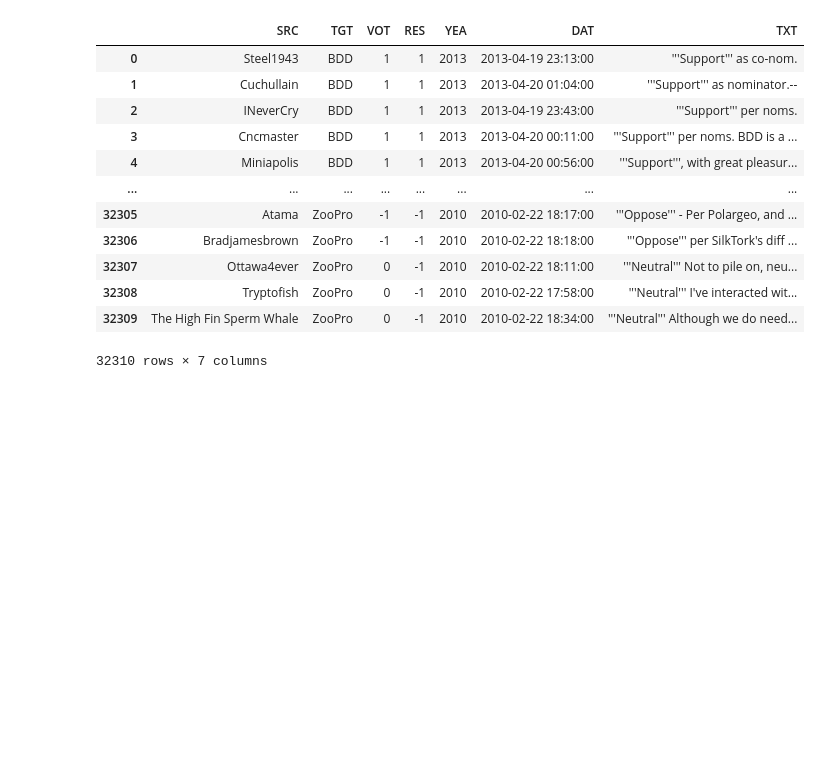
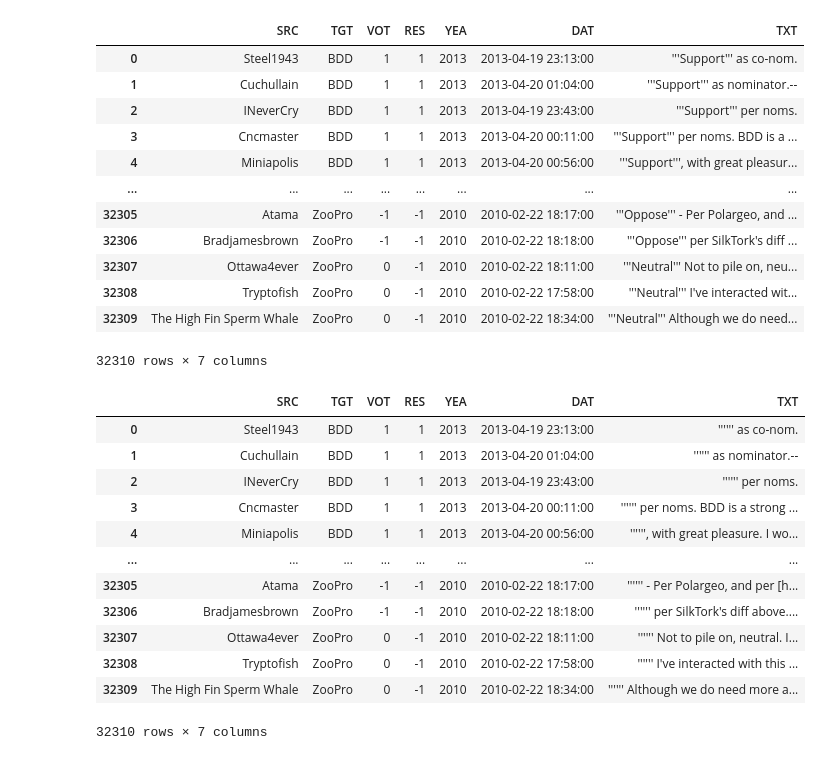
Before and after one commit to ijustsnapped/ADComplexos, a Jupyter notebook: Preprocessing.ipynb, the cells around one changed output. Saved outputs shown, nothing was run; the diff lists cells and outputs as text; code cells hidden in the pictures; blank space fills up the shorter version.

```diff
--- a/Preprocessing.ipynb
+++ b/Preprocessing.ipynb
@@ -177,3 +163,28 @@ df
 | 32308 | Tryptofish | ZooPro | 0 | -1 | 2010 | 2010-02-22 17:58:00 | '''Neutral''' I've interacted wit... |
 | 32309 | The High Fin Sperm Whale | ZooPro | 0 | -1 | 2010 | 2010-02-22 18:34:00 | '''Neutral''' Although we do need... |
 32310 rows × 7 columns
+# %%
+# Remove 'Support', 'Oppose', and 'Neutral' from the 'TXT' column
+df['TXT'] = df['TXT'].str.replace('Support', '', regex=False)
+df['TXT'] = df['TXT'].str.replace('Oppose', '', regex=False)
+df['TXT'] = df['TXT'].str.replace('Neutral', '', regex=False)
+
+# Optionally, strip any extra spaces
+df['TXT'] = df['TXT'].str.strip()
+
+# Preview the updated DataFrame
+df
+# %% [output]
+|  | SRC | TGT | VOT | RES | YEA | DAT | TXT |
+| 0 | Steel1943 | BDD | 1 | 1 | 2013 | 2013-04-19 23:13:00 | '''''' as co-nom. |
+| 1 | Cuchullain | BDD | 1 | 1 | 2013 | 2013-04-20 01:04:00 | '''''' as nominator.-- |
+| 2 | INeverCry | BDD | 1 | 1 | 2013 | 2013-04-19 23:43:00 | '''''' per noms. |
+| 3 | Cncmaster | BDD | 1 | 1 | 2013 | 2013-04-20 00:11:00 | '''''' per noms. BDD is a strong ... |
+| 4 | Miniapolis | BDD | 1 | 1 | 2013 | 2013-04-20 00:56:00 | '''''', with great pleasure. I wo... |
+| ... | ... | ... | ... | ... | ... | ... | ... |
+| 32305 | Atama | ZooPro | -1 | -1 | 2010 | 2010-02-22 18:17:00 | '''''' - Per Polargeo, and per [h... |
+| 32306 | Bradjamesbrown | ZooPro | -1 | -1 | 2010 | 2010-02-22 18:18:00 | '''''' per SilkTork's diff above.... |
+| 32307 | Ottawa4ever | ZooPro | 0 | -1 | 2010 | 2010-02-22 18:11:00 | '''''' Not to pile on, neutral. I... |
+| 32308 | Tryptofish | ZooPro | 0 | -1 | 2010 | 2010-02-22 17:58:00 | '''''' I've interacted with this ... |
+| 32309 | The High Fin Sperm Whale | ZooPro | 0 | -1 | 2010 | 2010-02-22 18:34:00 | '''''' Although we do need more a... |
+32310 rows × 7 columns
```
Also changed, not shown: parts of 19 cells of this notebook, 14 other files.
